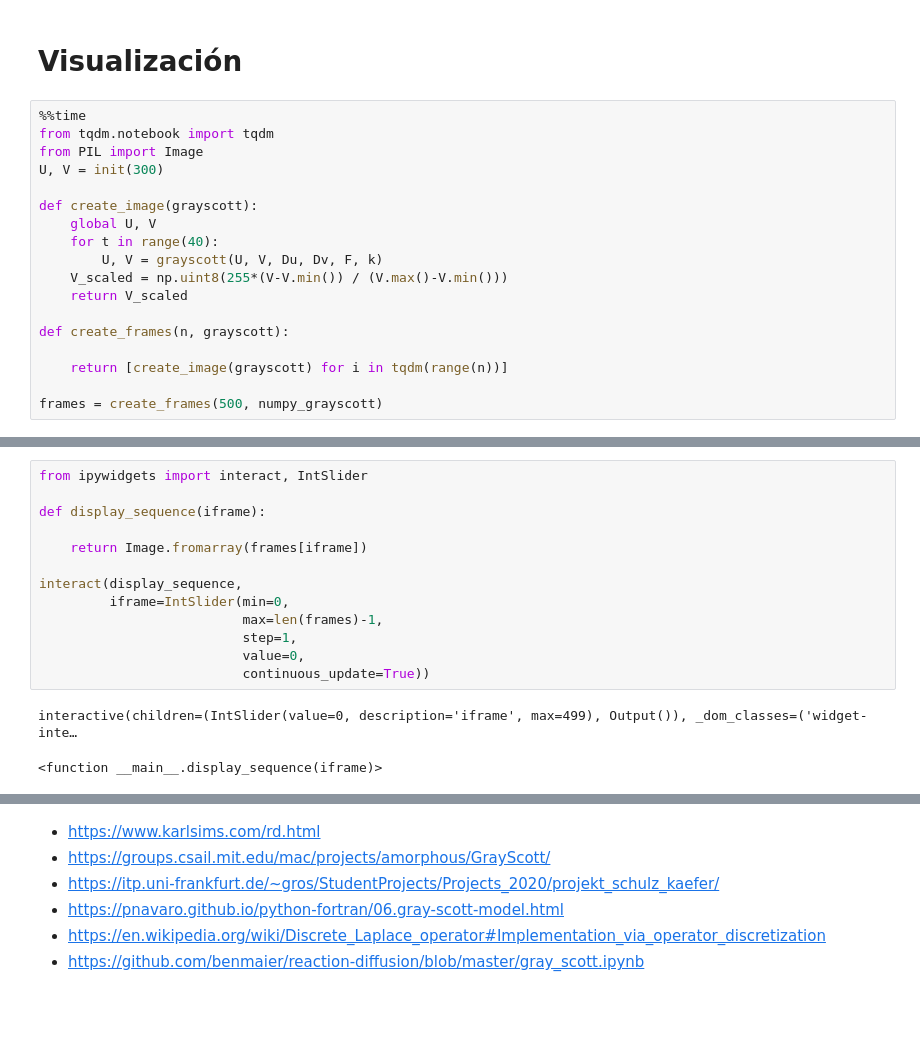
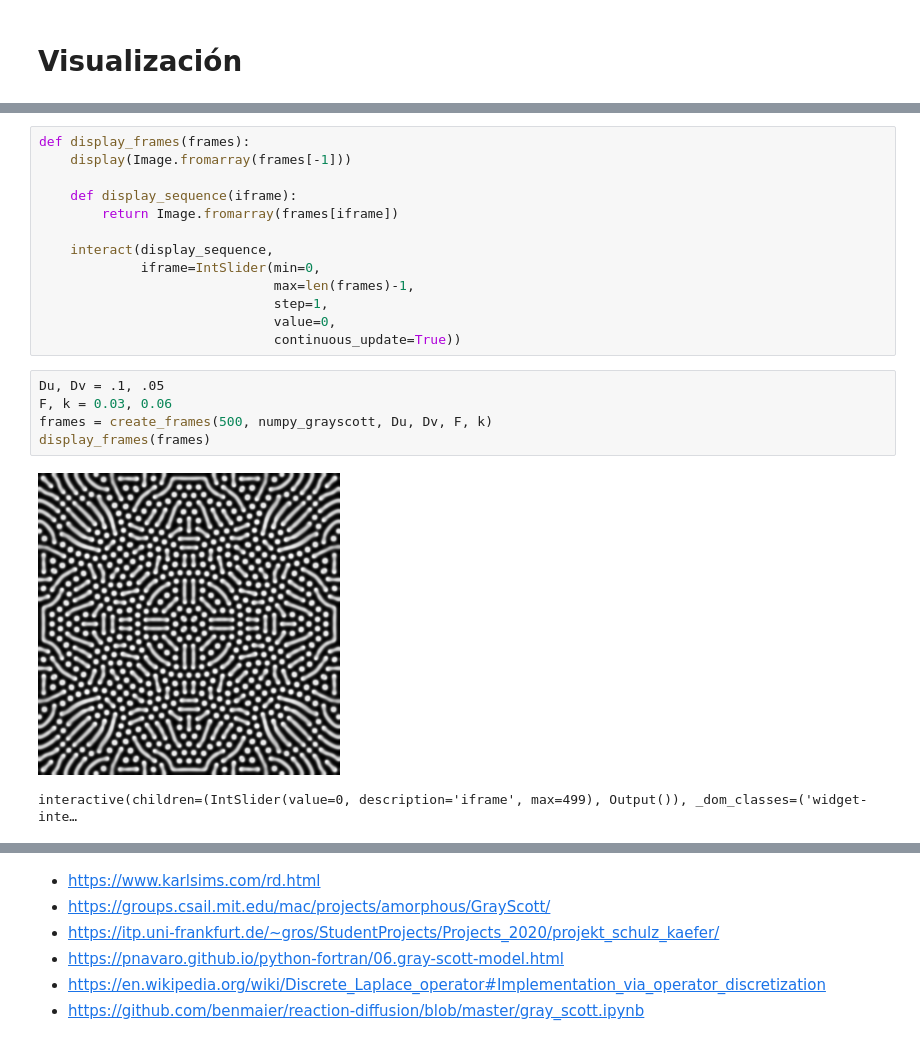
Before and after one commit to dserranog1/computation-for-physicochemistry, a Jupyter notebook: gray-scott/gray-scott.ipynb, the cells around one changed output, grey strips where cells are left out. Drawn from its saved outputs; the diff is of its cells as text; blank space fills up the shorter version.

```diff
--- a/gray-scott/gray-scott.ipynb
+++ b/gray-scott/gray-scott.ipynb
@@ -108,20 +119,2 @@ F, k = 0.03, 0.06
 # %% [markdown]
 # Visualización
-# %%
-%%time
-from tqdm.notebook import tqdm
-from PIL import Image
-U, V = init(300)
-
-def create_image(grayscott):
-    global U, V
-    for t in range(40):
-        U, V = grayscott(U, V, Du, Dv, F, k)
-    V_scaled = np.uint8(255*(V-V.min()) / (V.max()-V.min()))
-    return V_scaled
-
-def create_frames(n, grayscott):
-
-    return [create_image(grayscott) for i in tqdm(range(n))]
-
-frames = create_frames(500, numpy_grayscott)
@@ -131,16 +121,21 @@ Wall time: 38.4 s
 # %%
-from ipywidgets import interact, IntSlider
+def display_frames(frames):
+    display(Image.fromarray(frames[-1]))
 
-def display_sequence(iframe):
+    def display_sequence(iframe):
+        return Image.fromarray(frames[iframe])
 
-    return Image.fromarray(frames[iframe])
-
-interact(display_sequence,
-         iframe=IntSlider(min=0,
-                          max=len(frames)-1,
-                          step=1,
-                          value=0,
-                          continuous_update=True))
+    interact(display_sequence,
+             iframe=IntSlider(min=0,
+                              max=len(frames)-1,
+                              step=1,
+                              value=0,
+                              continuous_update=True))
-# %% [output]
-interactive(children=(IntSlider(value=0, description='iframe', max=499), Output()), _dom_classes=('widget-inte…
-<function __main__.display_sequence(iframe)>
+# %%
+Du, Dv = .1, .05
+F, k = 0.03, 0.06
+frames = create_frames(500, numpy_grayscott, Du, Dv, F, k)
+display_frames(frames)
+# %% [output]
+[figure, added]
+interactive(children=(IntSlider(value=0, description='iframe', max=499), Output()), _dom_classes=('widget-inte…
```
Also changed, not shown: parts of 12 cells of this notebook.
